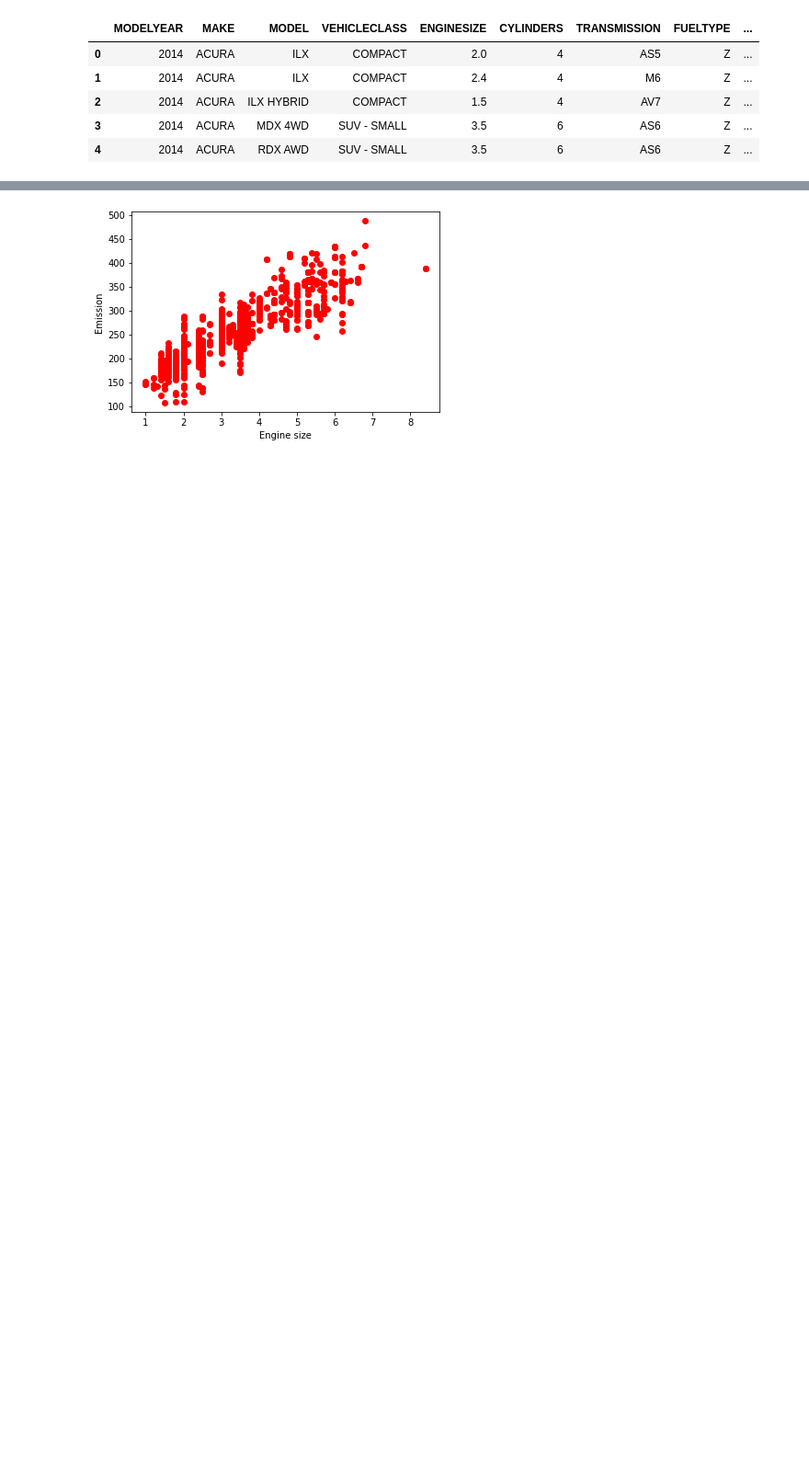
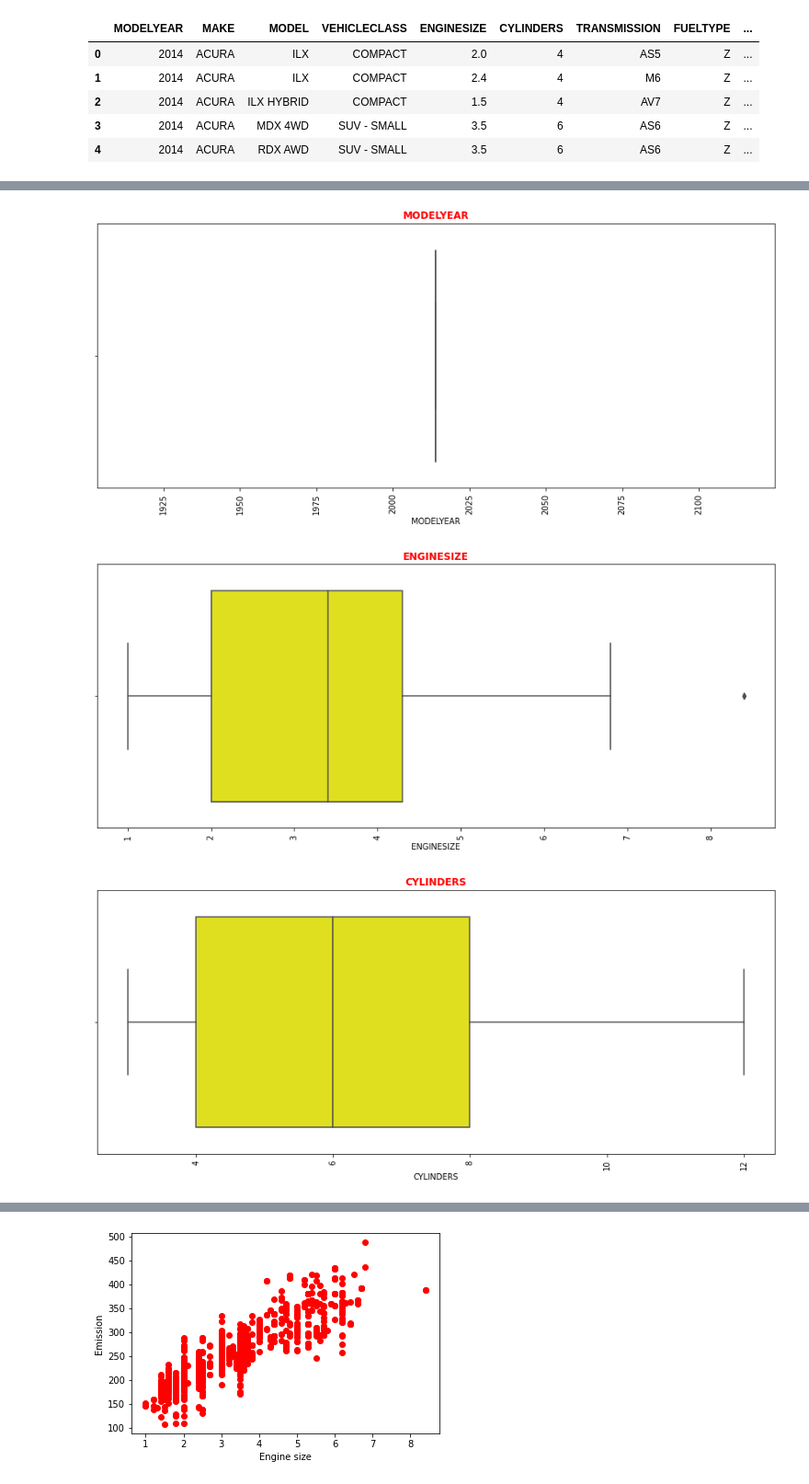
Before and after one commit to Saber0275/Polynomial-Regression, a Jupyter notebook: Polynomial_Regression_(Non_linear).ipynb, the cells around one changed output, grey strips where cells are left out. Shown at 92% size. Saved outputs shown, nothing was run; the diff lists cells and outputs as text; code cells hidden in the pictures; blank space fills up the shorter version.

```diff
--- a/Polynomial_Regression_(Non_linear).ipynb
+++ b/Polynomial_Regression_(Non_linear).ipynb
@@ -52,0 +249,15 @@ df.shape
+# %%
+#Outliers by BoxPlot:
+#1)
+
+for c in df1.columns:
+    if df1[c].dtypes!='object':
+        plt.figure(figsize=(15,6))
+        sns.boxplot(df1[c], color="yellow")
+        plt.xticks(rotation= 90)
+        plt.title(c, fontweight= 'bold', color='r')
+        plt.show()
+# %% [output]
+[figure, added]
+[figure, added]
+[figure, added]
```
Also changed, not shown: parts of 34 cells of this notebook.
